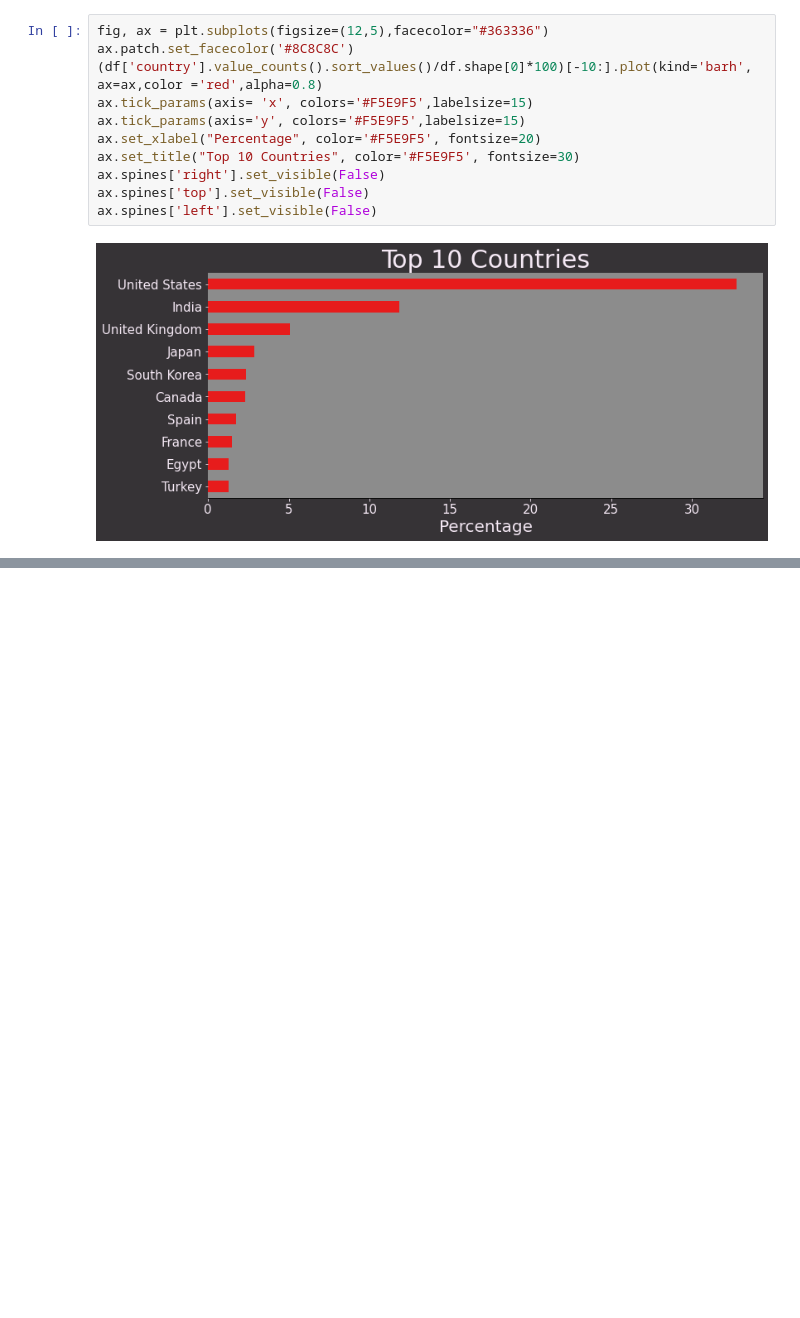
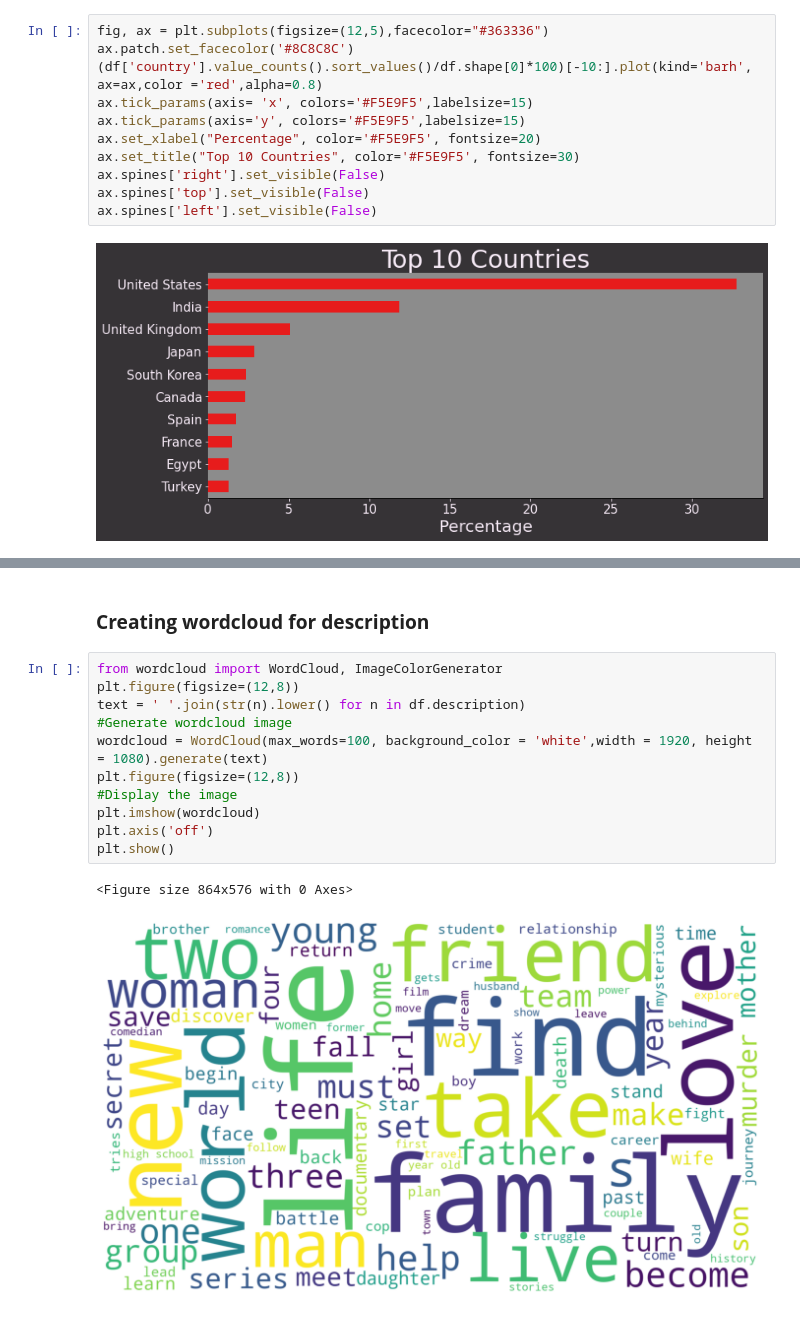
Before and after one commit to kunikagupta27/NETFLIX_MOVIES_AND_TV_SHOWS_CLUSTERING, a Jupyter notebook: NETFLIX_MOVIES_AND_TV_SHOWS_CLUSTERING.ipynb, the cells around one changed output, grey strips where cells are left out. Drawn from its saved outputs; the diff is of its cells as text; blank space fills up the shorter version.

```diff
--- a/NETFLIX_MOVIES_AND_TV_SHOWS_CLUSTERING.ipynb
+++ b/NETFLIX_MOVIES_AND_TV_SHOWS_CLUSTERING.ipynb
@@ -336,0 +484,16 @@ ax.spines['left'].set_visible(False)
+# %% [markdown]
+### **Creating wordcloud for description**
+# %%
+from wordcloud import WordCloud, ImageColorGenerator
+plt.figure(figsize=(12,8))
+text = ' '.join(str(n).lower() for n in df.description)
+#Generate wordcloud image
+wordcloud = WordCloud(max_words=100, background_color = 'white',width = 1920, height = 1080).generate(text)
+plt.figure(figsize=(12,8))
+#Display the image
+plt.imshow(wordcloud)
+plt.axis('off')
+plt.show()
+# %% [output]
+<Figure size 864x576 with 0 Axes>
+[figure, added]
```
Also changed, not shown: parts of 40 cells of this notebook.
